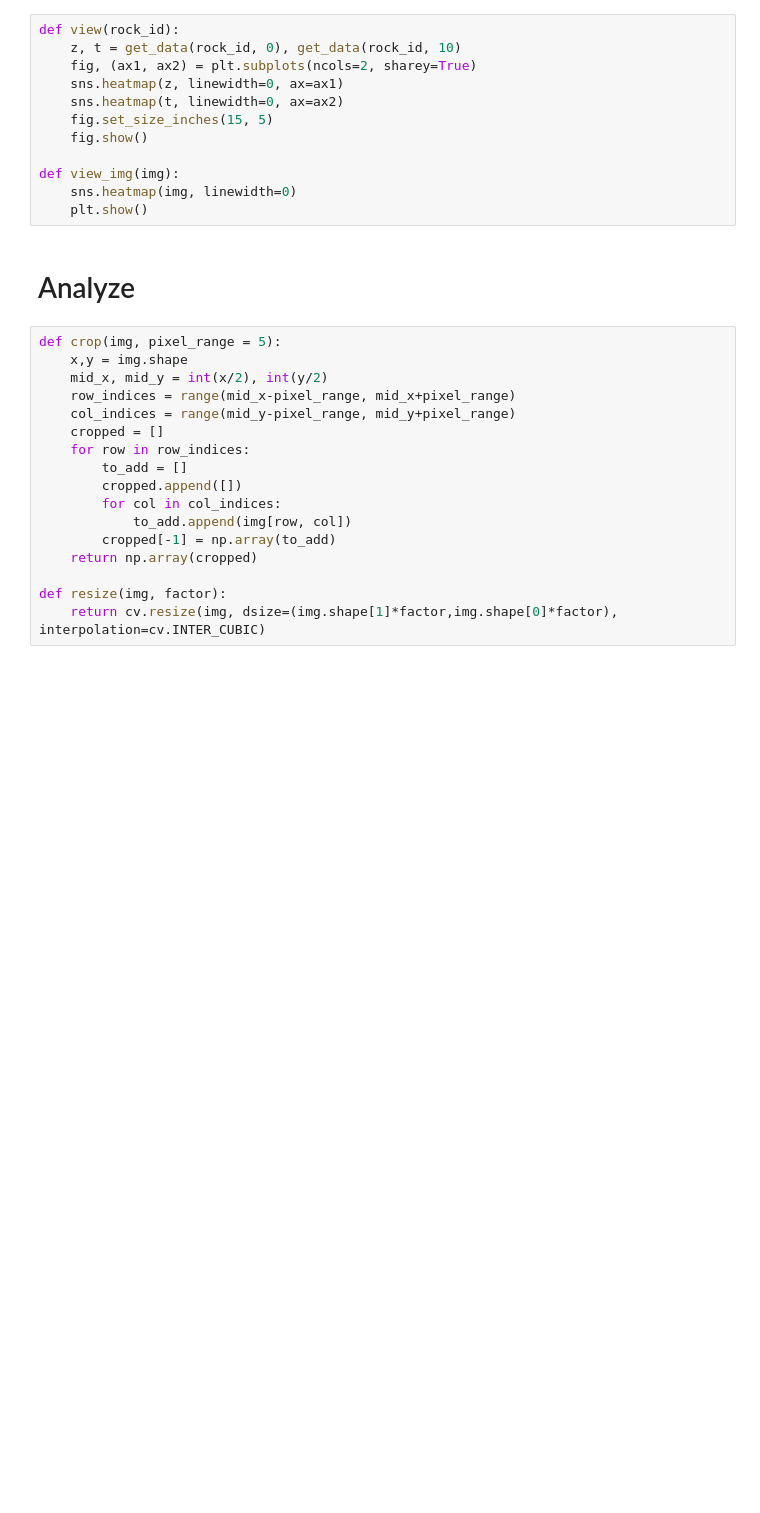
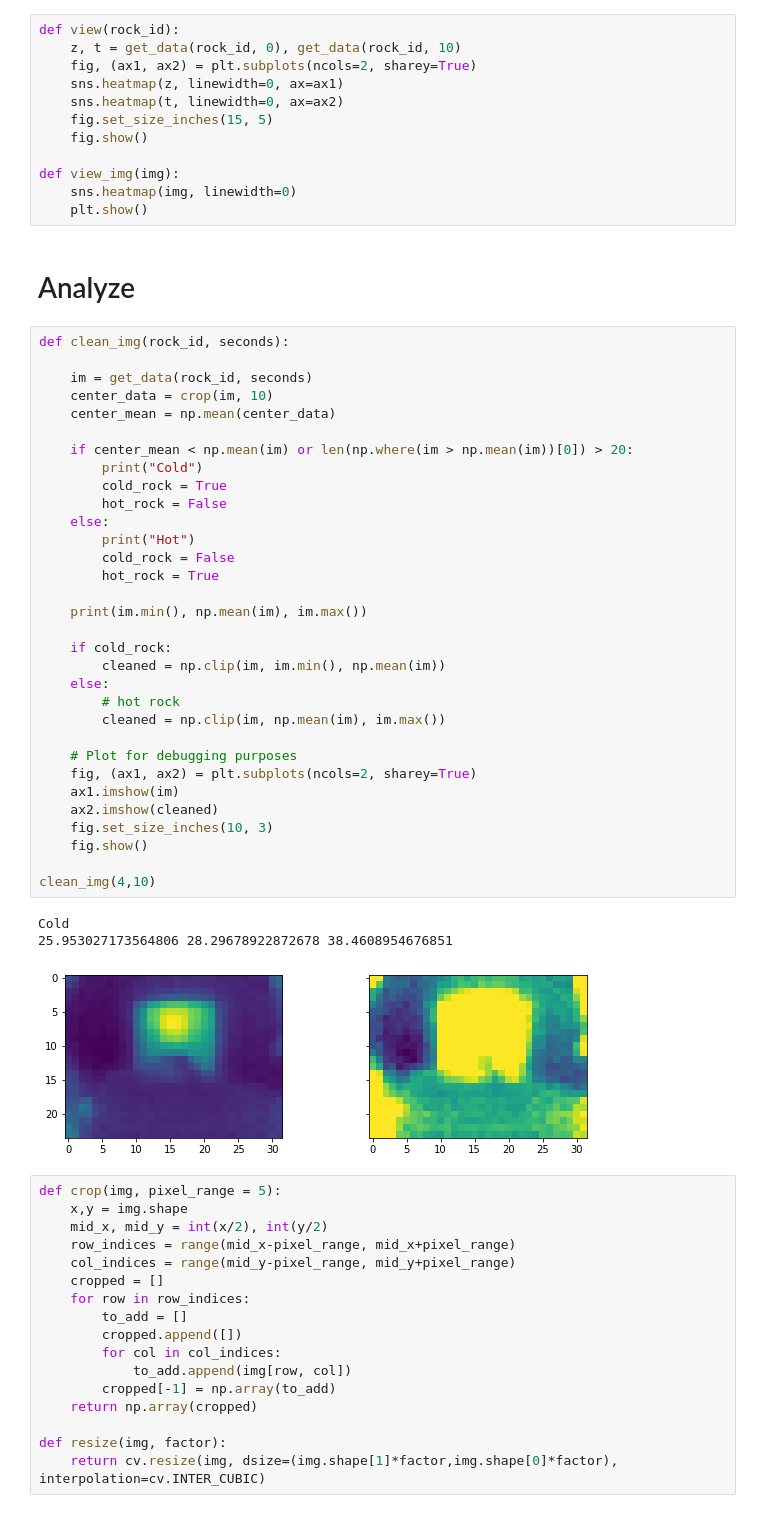
Before and after one commit to addy999/iceicebaby, a Jupyter notebook: ir_cam/Analyze.ipynb, the cells around one changed output. Drawn from its saved outputs; the diff is of its cells as text; blank space fills up the shorter version.

Commit message:
added img cleaning

```diff
--- a/ir_cam/Analyze.ipynb
+++ b/ir_cam/Analyze.ipynb
@@ -43,6 +43,42 @@ def view_img(img):
     plt.show()
 # %% [markdown]
 # Analyze
+# %%
+def clean_img(rock_id, seconds):
+
+    im = get_data(rock_id, seconds)
+    center_data = crop(im, 10)
+    center_mean = np.mean(center_data)
+
+    if center_mean < np.mean(im) or len(np.where(im > np.mean(im))[0]) > 20:
+        print("Cold")
+        cold_rock = True
+        hot_rock = False
+    else:
+        print("Hot")
+        cold_rock = False
+        hot_rock = True
+
+    print(im.min(), np.mean(im), im.max())
+
+    if cold_rock:
+        cleaned = np.clip(im, im.min(), np.mean(im))
+    else:
+        # hot rock
+        cleaned = np.clip(im, np.mean(im), im.max())
+
+    # Plot for debugging purposes
+    fig, (ax1, ax2) = plt.subplots(ncols=2, sharey=True)
+    ax1.imshow(im)
+    ax2.imshow(cleaned)
+    fig.set_size_inches(10, 3)
+    fig.show()
+
+clean_img(4,10)
+# %% [output]
+Cold
+25.953027173564806 28.29678922872678 38.4608954676851
+[figure, added]
 # %%
 def crop(img, pixel_range = 5):
     x,y = img.shape
```
Also changed, not shown: parts of 5 cells of this notebook.
